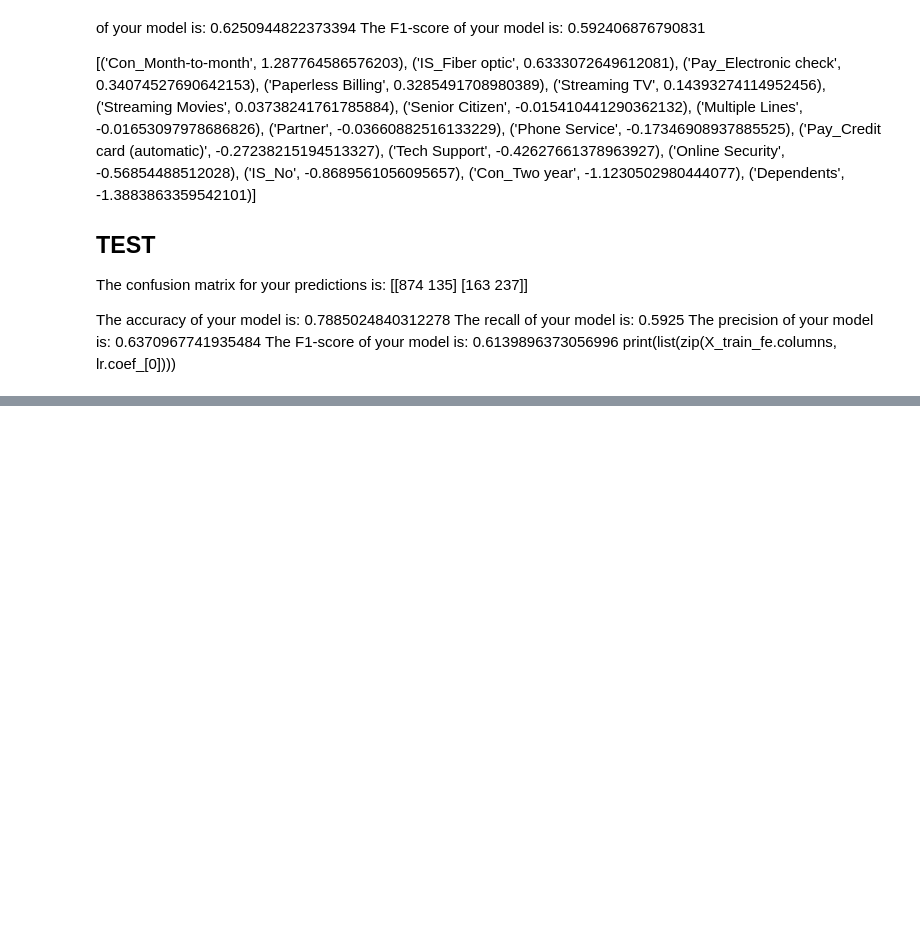
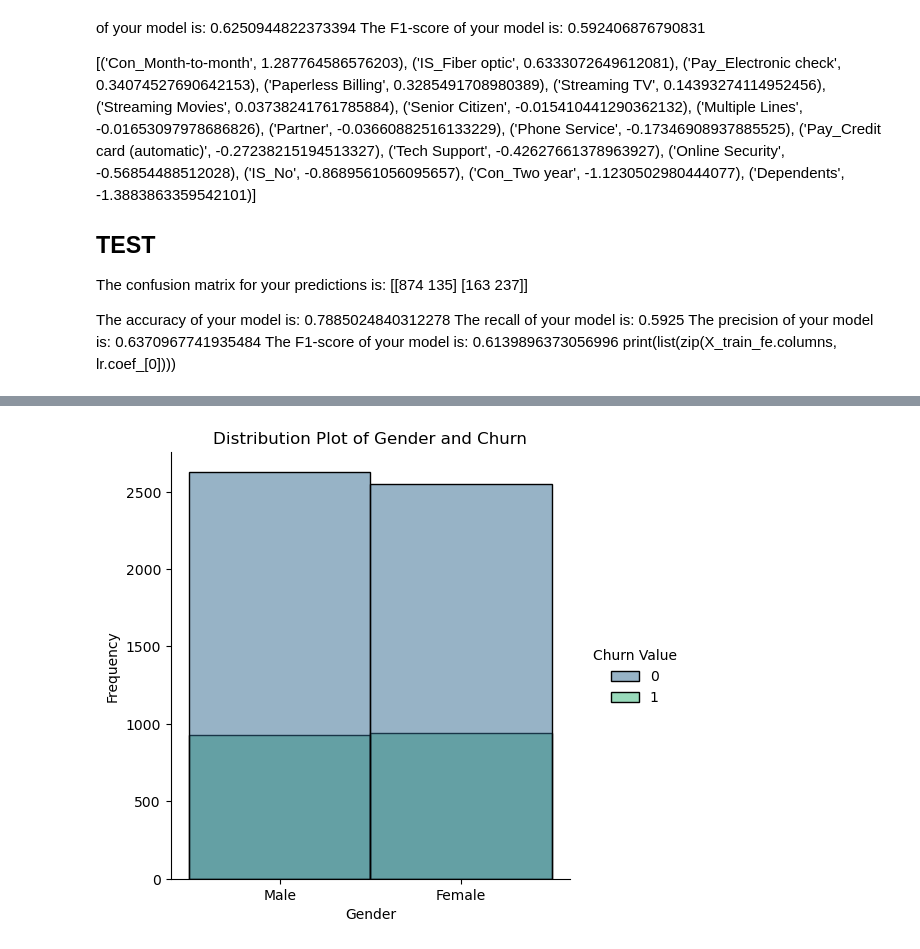
Before and after one commit to ldearlove/Digital-Futures-Swan-Project, a Jupyter notebook: Liam_Swans.ipynb, the cells around one changed output, grey strips where cells are left out. Drawn from its saved outputs; the diff is of its cells as text; code cells hidden in the pictures; blank space fills up the shorter version.

Commit message:
add code to create demo graphs

```diff
--- a/Liam_Swans.ipynb
+++ b/Liam_Swans.ipynb
@@ -794,0 +805,8 @@ print(list(zip(X_train_fe.columns, lr.coef_[0])))
+# %%
+sns.displot(data=df, x='Gender', hue='Churn Value', kind='hist',  palette='viridis', bins=20)
+plt.title('Distribution Plot of Gender and Churn')
+plt.xlabel('Gender')
+plt.ylabel('Frequency')
+plt.show()
+# %% [output]
+[figure, added]
```
Also changed, not shown: parts of 20 cells of this notebook.
